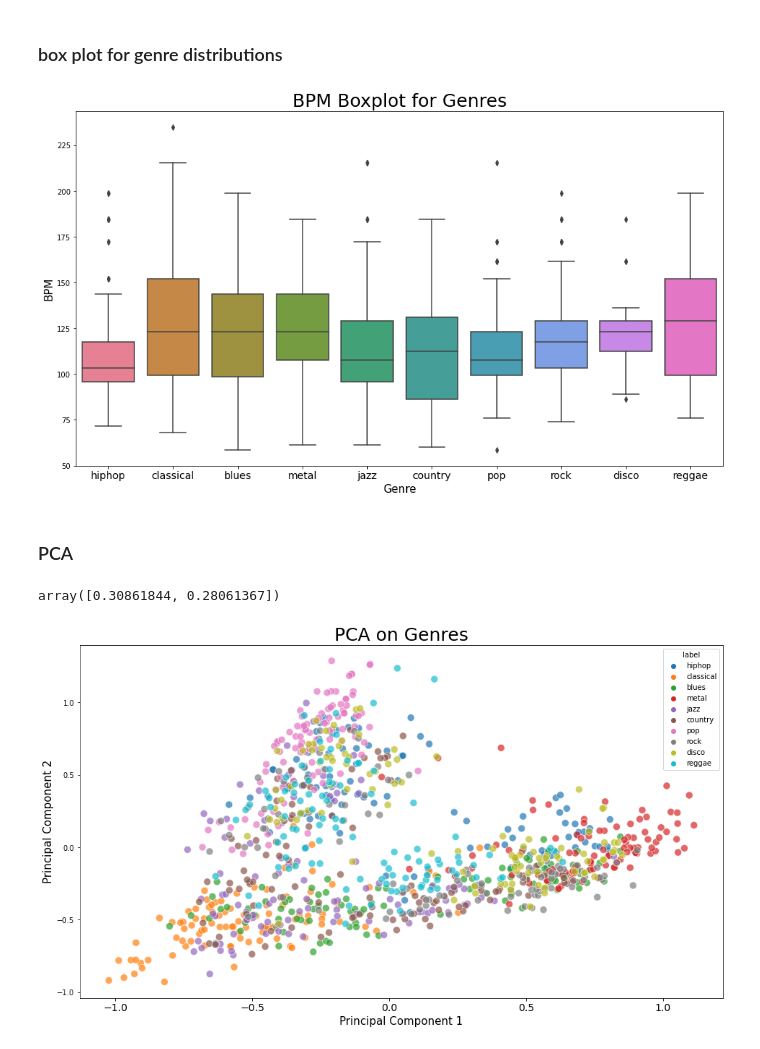
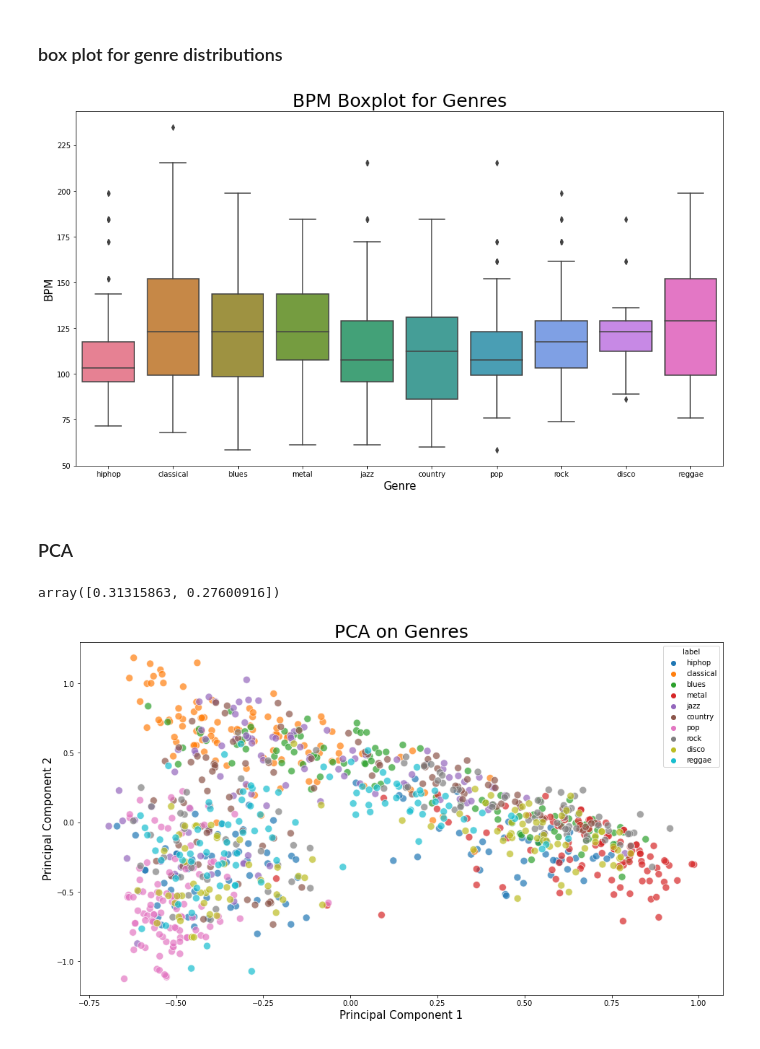
Before and after one commit to ichrist97/dat410-exercises, a Jupyter notebook: 8_project/data_analysis.ipynb, the cells around one changed output. Saved outputs shown, nothing was run; the diff lists cells and outputs as text; code cells hidden in the pictures.

```diff
--- a/8_project/data_analysis.ipynb
+++ b/8_project/data_analysis.ipynb
@@ -7,4 +7,4 @@ import seaborn as sns
 # %%
 # load data set
 df = pd.read_csv("data/features.csv")
-df = df.iloc[:, 1:]
+df = df.iloc[:, 2:]
@@ -55,17 +47,17 @@ Deprecated in NumPy 1.20; for more details and guidance: https://numpy.org/devdo
 # %%
 x = df[["label", "bpm"]]
 
-f, ax = plt.subplots(figsize=(16, 9));
+fig, ax = plt.subplots(figsize=(16, 9));
 sns.boxplot(x = "label", y = "bpm", data = x, palette = 'husl');
 
-plt.title('BPM Boxplot for Genres', fontsize = 25)
-plt.xticks(fontsize = 14)
-plt.yticks(fontsize = 10);
-plt.xlabel("Genre", fontsize = 15)
-plt.ylabel("BPM", fontsize = 15)
-plt.show()
+ax.set_title('BPM Boxplot for Genres', fontsize = 25)
+ax.tick_params(axis = 'both', which = 'minor', labelsize = 14)
+ax.set_xlabel("Genre", fontsize = 15)
+ax.set_ylabel("BPM", fontsize = 15)
+fig.show()
+fig.savefig("prints/bpm_boxplot.png", bbox_inches='tight', dpi=400)
 # %% [output]
-[figure, old version]
+[figure, new version]
 # %% [markdown]
 ### PCA
 # %%
@@ -94,16 +86,22 @@ finalDf = pd.concat([principalDf, y], axis = 1)
 
 pca.explained_variance_ratio_
 # %% [output]
-array([0.30861844, 0.28061367])
+array([0.31315863, 0.27600916])
 # %%
-plt.figure(figsize = (16, 9))
-sns.scatterplot(x = "principal component 1", y = "principal component 2", data = finalDf, hue = "label", alpha = 0.7,
-               s = 100)
-plt.title('PCA on Genres', fontsize = 25)
-plt.xticks(fontsize = 14)
-plt.yticks(fontsize = 10);
-plt.xlabel("Principal Component 1", fontsize = 15)
-plt.ylabel("Principal Component 2", fontsize = 15)
-plt.show()
+fig, ax = plt.subplots(figsize=(16, 9))
+sns.scatterplot(
+    x="principal component 1",
+    y="principal component 2",
+    data=finalDf,
+    hue="label",
+    alpha=0.7,
+    s=100,
+)
+ax.tick_params(axis="both", which="minor", labelsize=14)
+ax.set_title("PCA on Genres", fontsize=25)
+ax.set_xlabel("Principal Component 1", fontsize=15)
+ax.set_ylabel("Principal Component 2", fontsize=15)
+fig.show()
+fig.savefig("prints/pca.png", bbox_inches="tight", dpi=400)
 # %% [output]
-[figure, old version]
+[figure, new version]
```
Also changed, not shown: parts of 2 cells of this notebook, 9 other files.
